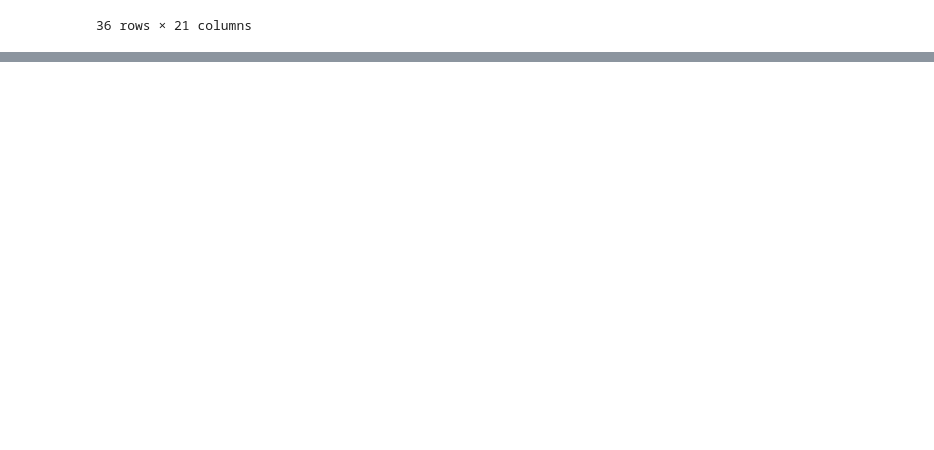
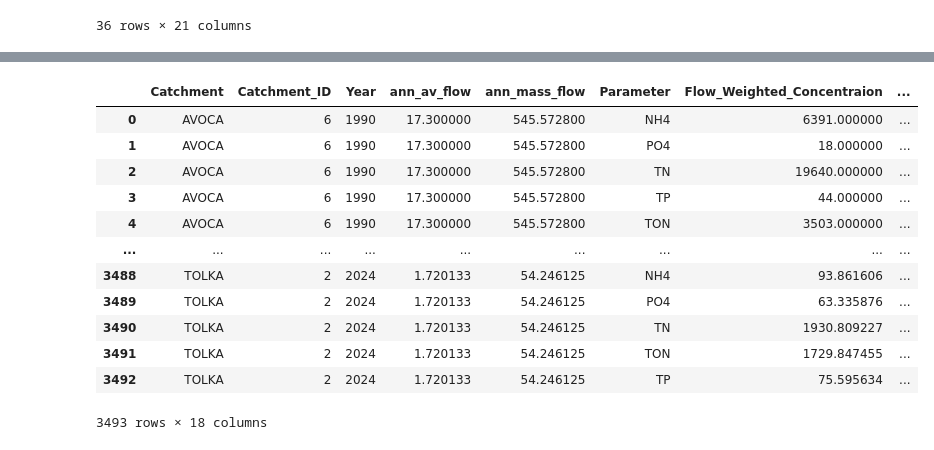
Before and after one commit to hannah-doran/ISOLUME_Doran, a Jupyter notebook: River_Data.ipynb, the cells around one changed output, grey strips where cells are left out. Drawn from its saved outputs; the diff is of its cells as text; code cells hidden in the pictures; blank space fills up the shorter version.

Commit message:
- Last Data Update Sept 12 2026

```diff
--- a/River_Data.ipynb
+++ b/River_Data.ipynb
@@ -777,0 +786,2 @@ crumlin_river[crumlin_river['SampleDate']=='2007-01-16']
+# %%
+ospar = pd.read_excel("C:/Users/25298423/OneDrive - National University of Ireland, Galway/Desktop/Data_Downloads/EPA_River_Estuary_Data/OSPAR_RID2025/OSPAR_RID_2025.xlsx",sheet_name='Inputs_data', header=0)
@@ -777,0 +807,16 @@ crumlin_river[crumlin_river['SampleDate']=='2007-01-16']
+# %%
+ospar
+# %% [output]
+|  | Catchment | Catchment_ID | Year | ann_av_flow | ann_mass_flow | Parameter | Flow_Weighted_Concentraion | ... |
+| 0 | AVOCA | 6 | 1990 | 17.300000 | 545.572800 | NH4 | 6391.000000 | ... |
+| 1 | AVOCA | 6 | 1990 | 17.300000 | 545.572800 | PO4 | 18.000000 | ... |
+| 2 | AVOCA | 6 | 1990 | 17.300000 | 545.572800 | TN | 19640.000000 | ... |
+| 3 | AVOCA | 6 | 1990 | 17.300000 | 545.572800 | TP | 44.000000 | ... |
+| 4 | AVOCA | 6 | 1990 | 17.300000 | 545.572800 | TON | 3503.000000 | ... |
+| ... | ... | ... | ... | ... | ... | ... | ... | ... |
+| 3488 | TOLKA | 2 | 2024 | 1.720133 | 54.246125 | NH4 | 93.861606 | ... |
+| 3489 | TOLKA | 2 | 2024 | 1.720133 | 54.246125 | PO4 | 63.335876 | ... |
+| 3490 | TOLKA | 2 | 2024 | 1.720133 | 54.246125 | TN | 1930.809227 | ... |
+| 3491 | TOLKA | 2 | 2024 | 1.720133 | 54.246125 | TON | 1729.847455 | ... |
+| 3492 | TOLKA | 2 | 2024 | 1.720133 | 54.246125 | TP | 75.595634 | ... |
+3493 rows × 18 columns
```
Also changed, not shown: parts of 24 cells of this notebook, 14 other files.
